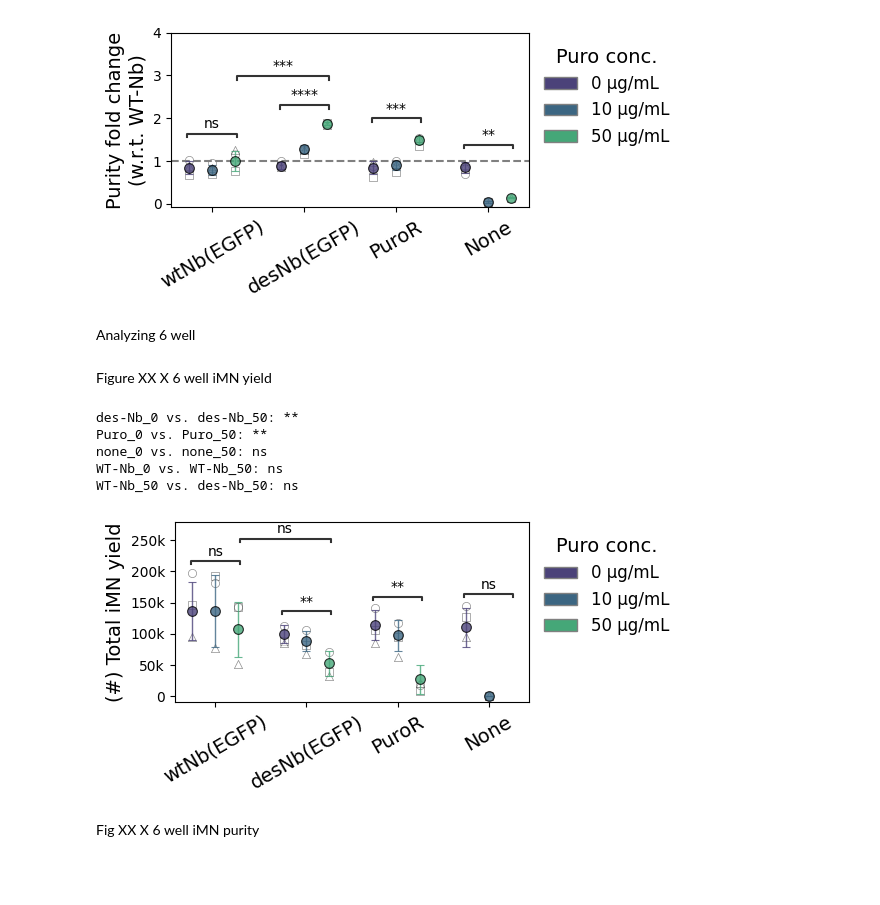
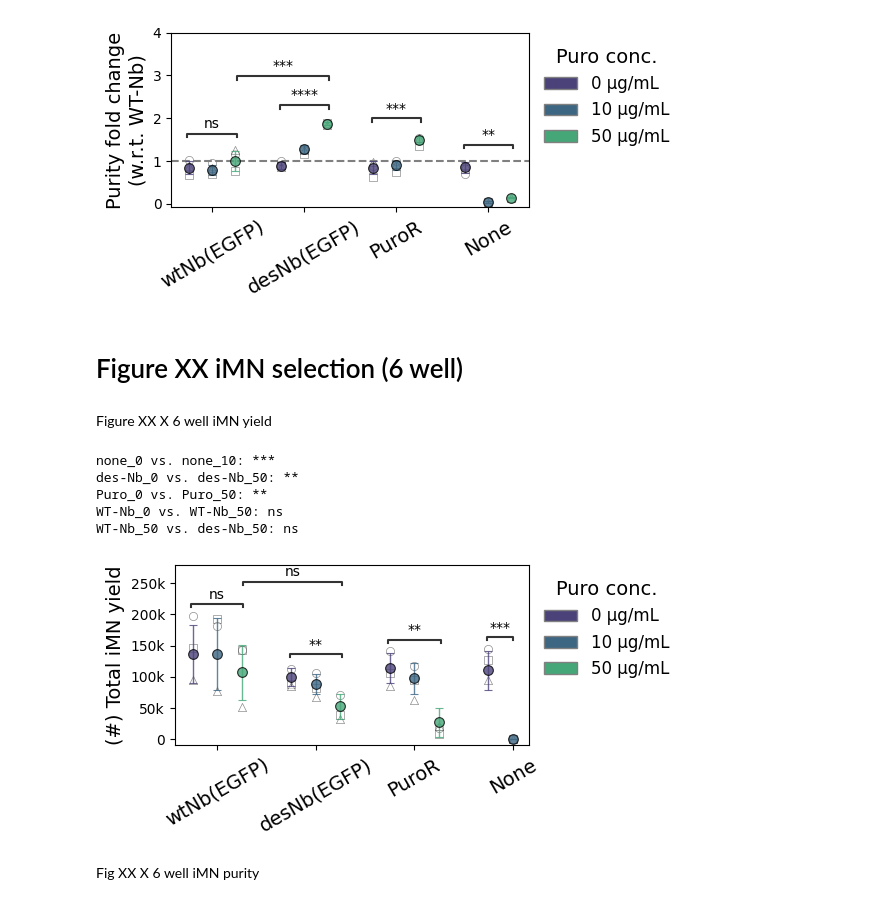
Before and after one commit to GallowayLabMIT/dasit_manuscript, a Jupyter notebook: Figure_XX_iMN/6_iMN_purify.ipynb, the cells around one changed output. Saved outputs shown, nothing was run; the diff lists cells and outputs as text; code cells hidden in the pictures; blank space fills up the shorter version.

```diff
--- a/Figure_XX_iMN/6_iMN_purify.ipynb
+++ b/Figure_XX_iMN/6_iMN_purify.ipynb
@@ -963,7 +961,7 @@ WT-Nb_0 vs. WT-Nb_50: ns
 WT-Nb_50 vs. des-Nb_50: ***
 [figure]
 # %% [markdown]
-Analyzing 6 well
+# Figure XX iMN selection (6 well)
 # %% [markdown]
 Figure XX X 6 well iMN yield
 # %%
@@ -1121,7 +1119,7 @@ pairs = [
          (('des-Nb', 0), ('des-Nb', 50)),
          (('Puro', 0), ('Puro', 50)),
          (('WT-Nb', 50), ('des-Nb', 50)),
-         (('none', 0), ('none', 50))
+         (('none', 0), ('none', 10))
 
 
          ]
@@ -1165,35 +1163,35 @@ annotator = Annotator(
     pairs=pairs,
     data=subset,
     x=x,
     y=y,
     hue=hue,
     order=order,
     hue_order=hue_order,
 )
 
 annotator.configure(
     test='t-test_ind',
     text_format='full',
     loc='inside',
     line_height=0.02,
     text_offset=2
 )
 
 annotator.set_custom_annotations(annotations)
 annotator.annotate()
 
 
 fig.tight_layout()
 
 plottitle = 'Figure_XX_iMN_6_count.svg'
 plt.savefig(rd.outfile(output_path/plottitle),bbox_inches='tight')
 # %% [output]
+none_0 vs. none_10: ***
 des-Nb_0 vs. des-Nb_50: **
 Puro_0 vs. Puro_50: **
-none_0 vs. none_50: ns
 WT-Nb_0 vs. WT-Nb_50: ns
 WT-Nb_50 vs. des-Nb_50: ns
-[figure, old version]
+[figure, new version]
 # %% [markdown]
 Fig XX X 6 well iMN purity
 # %%
```
Also changed, not shown: parts of 10 cells of this notebook.
